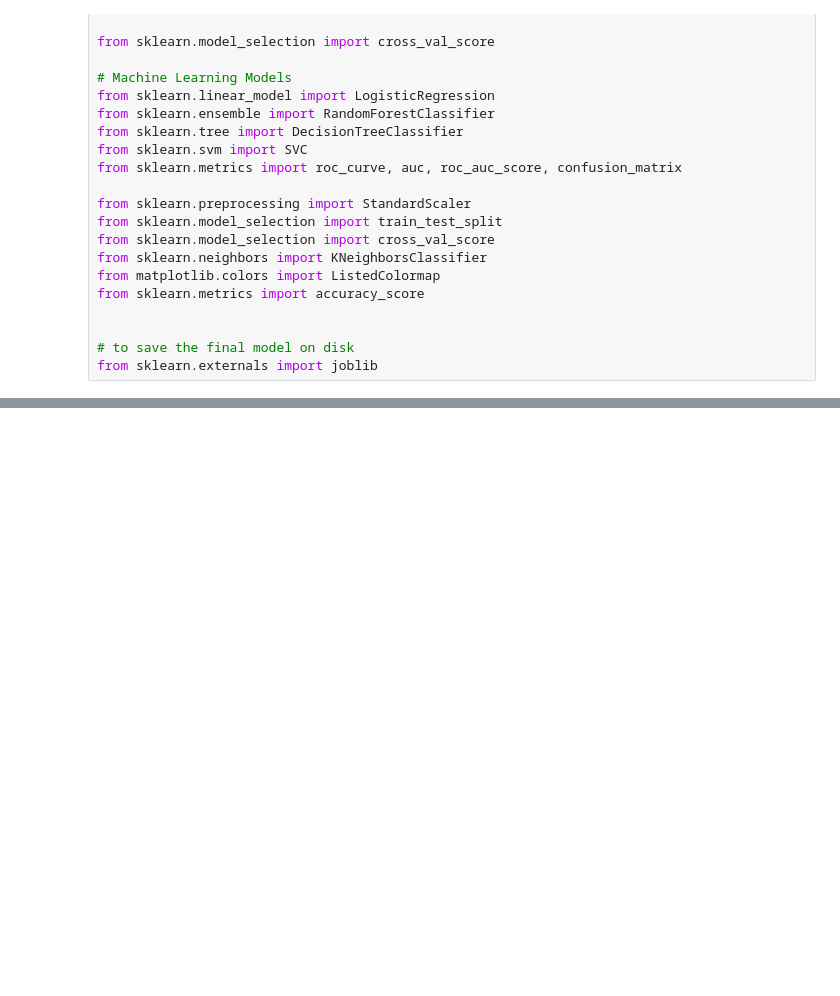
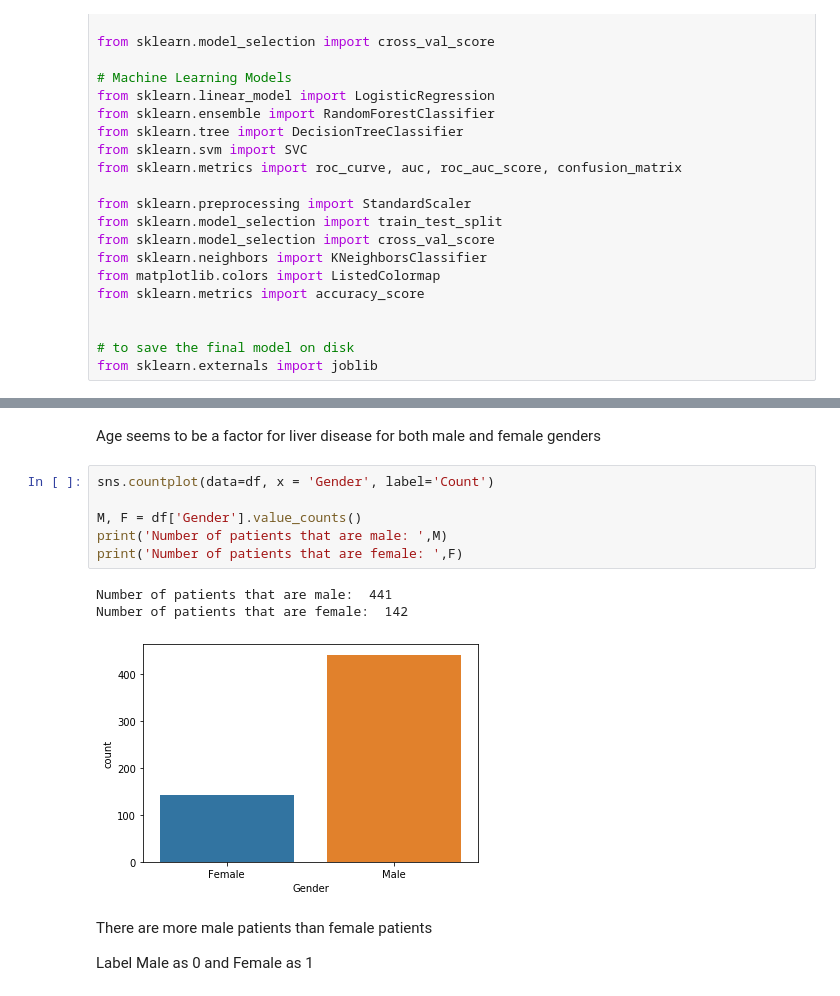
Before and after one commit to bgmallick/LiverDiseasePrediction, a Jupyter notebook: LiverDiseasePrediction.ipynb, the cells around one changed output, grey strips where cells are left out. Cells and saved outputs as stored; diff of their text form; blank space fills up the shorter version.

```diff
--- a/LiverDiseasePrediction.ipynb
+++ b/LiverDiseasePrediction.ipynb
@@ -49,0 +162,16 @@ from sklearn.externals import joblib
+# %% [markdown]
+Age seems to be a factor for liver disease for both male and female genders
+# %%
+sns.countplot(data=df, x = 'Gender', label='Count')
+
+M, F = df['Gender'].value_counts()
+print('Number of patients that are male: ',M)
+print('Number of patients that are female: ',F)
+# %% [output]
+Number of patients that are male:  441
+Number of patients that are female:  142
+[figure, added]
+# %% [markdown]
+There are more male patients than female patients
+
+Label Male as 0 and Female as 1
```
Also changed, not shown: parts of 39 cells of this notebook.
